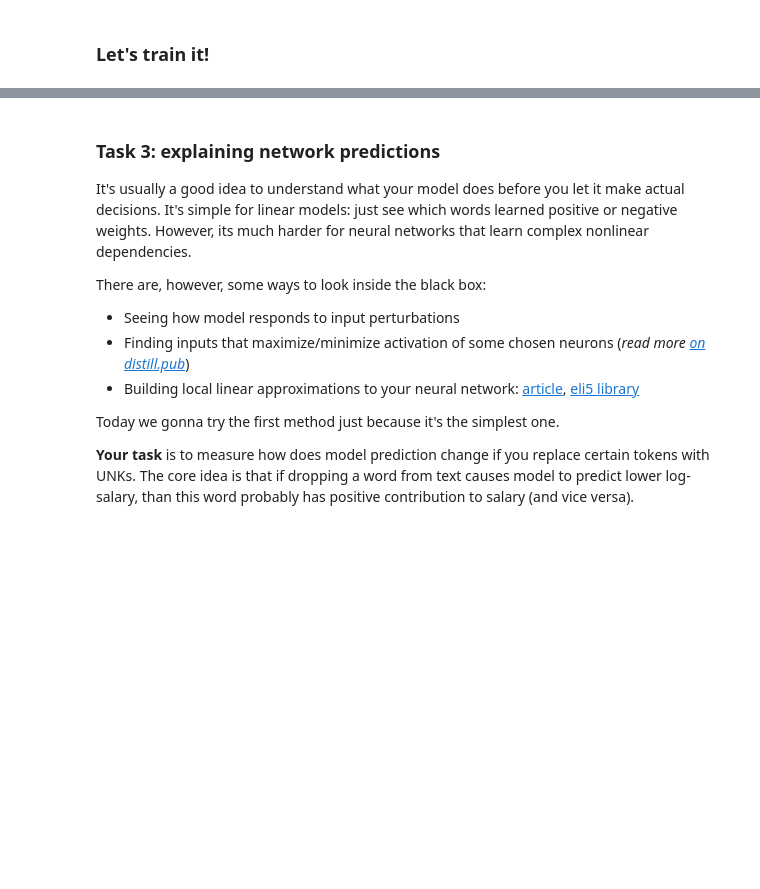
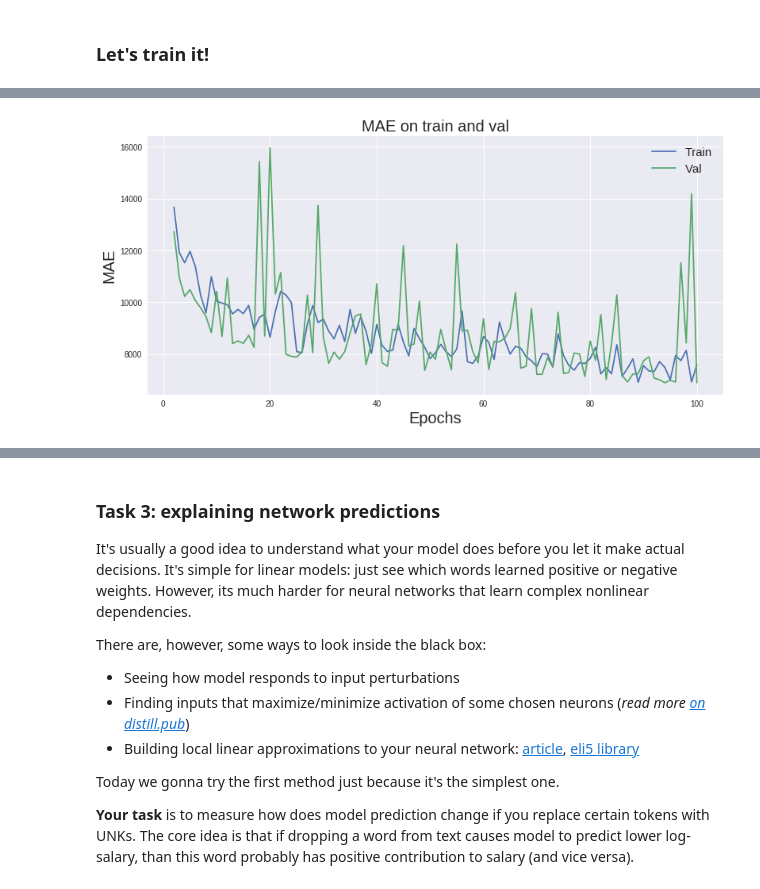
Before and after one commit to Radi4/DL_colab, a Jupyter notebook: homework04_basic_part1_regression.ipynb, the cells around one changed output, grey strips where cells are left out. Drawn from its saved outputs; the diff is of its cells as text; code cells hidden in the pictures; blank space fills up the shorter version.

```diff
--- a/homework04_basic_part1_regression.ipynb
+++ b/homework04_basic_part1_regression.ipynb
@@ -537,3 +583,13 @@ for epoch_i in range(num_epochs):
+# %%
+plt.plot(range(2, num_epochs + 1), train_maes[1:], label = 'Train')
+plt.plot(range(2, num_epochs + 1), val_maes[1:], label = 'Val')
+plt.legend(loc = 'best',  prop={'size': 15})
+plt.title('MAE on train and val', size = 20)
+plt.xlabel('Epochs', size = 20)
+plt.ylabel('MAE', size = 20)
+plt.show()
+# %% [output]
+[figure, added]
 # %%
 print("Final eval:")
 val_loss = val_mae = val_batches = 0
```
Also changed, not shown: parts of 27 cells of this notebook.
